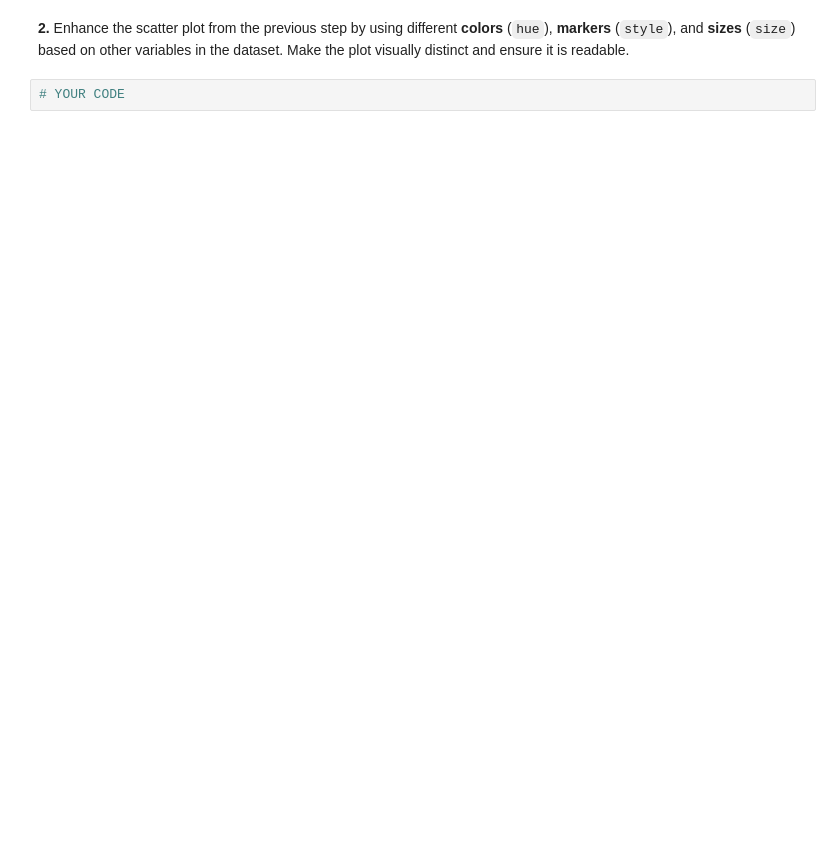
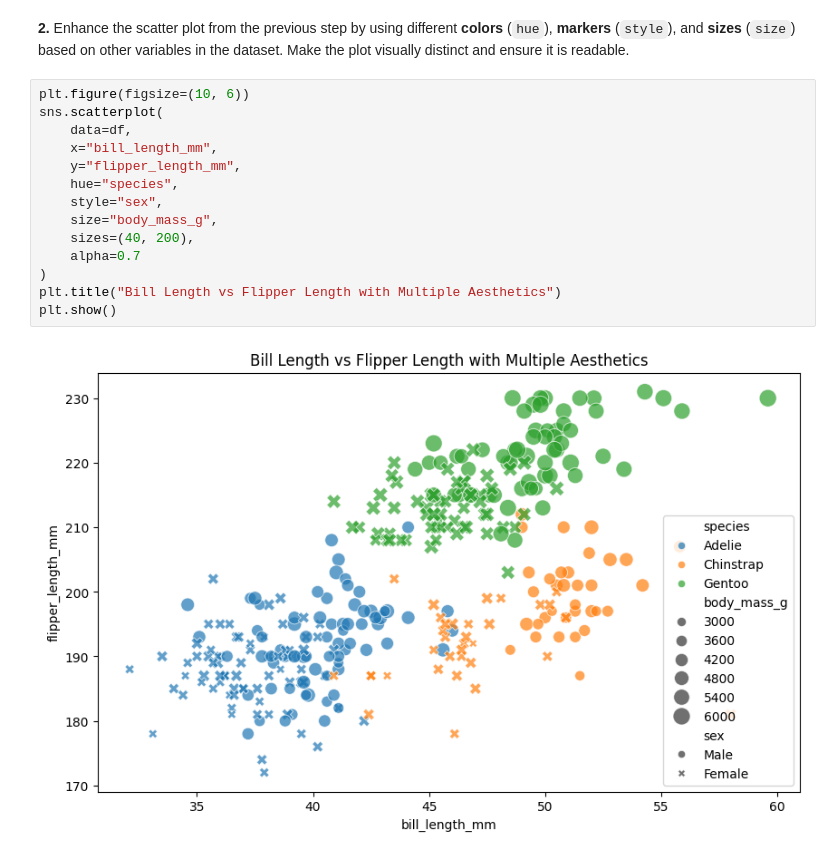
Before and after one commit to lamaalfreah/AAI-, a Jupyter notebook: student/c2/Exercise-M3-3.2.ipynb, the cells around one changed output. Cells and saved outputs as stored; diff of their text form; blank space fills up the shorter version.

```diff
--- a/student/c2/Exercise-M3-3.2.ipynb
+++ b/student/c2/Exercise-M3-3.2.ipynb
@@ -182,4 +187,18 @@ plt.show()
 # %% [markdown]
 **2.** Enhance the scatter plot from the previous step by using different **colors** (`hue`), **markers** (`style`), and **sizes** (`size`) based on other variables in the dataset. Make the plot visually distinct and ensure it is readable.
-# %%
-# YOUR CODE
+# %%
+plt.figure(figsize=(10, 6))
+sns.scatterplot(
+    data=df,
+    x="bill_length_mm",
+    y="flipper_length_mm",
+    hue="species",
+    style="sex",
+    size="body_mass_g",
+    sizes=(40, 200),
+    alpha=0.7
+)
+plt.title("Bill Length vs Flipper Length with Multiple Aesthetics")
+plt.show()
+# %% [output]
+[figure, added]
```
Also changed, not shown: parts of 2 cells of this notebook.
